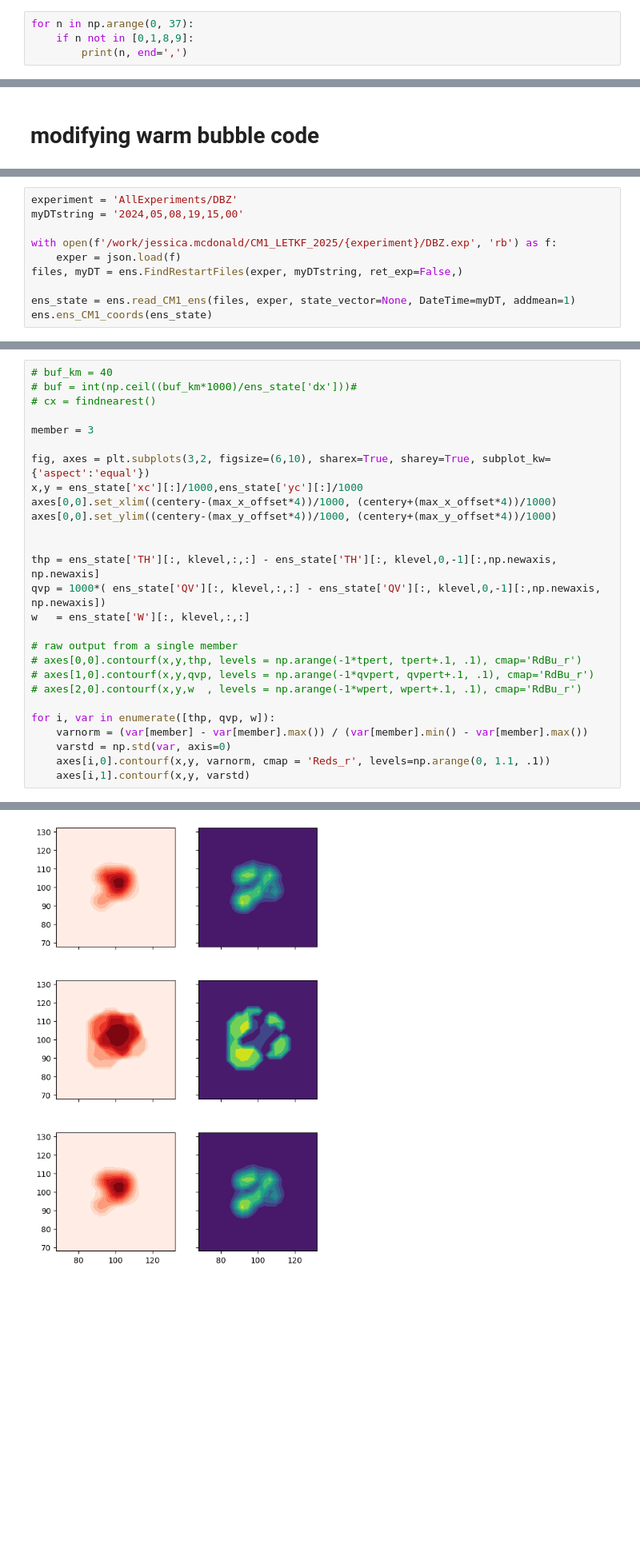
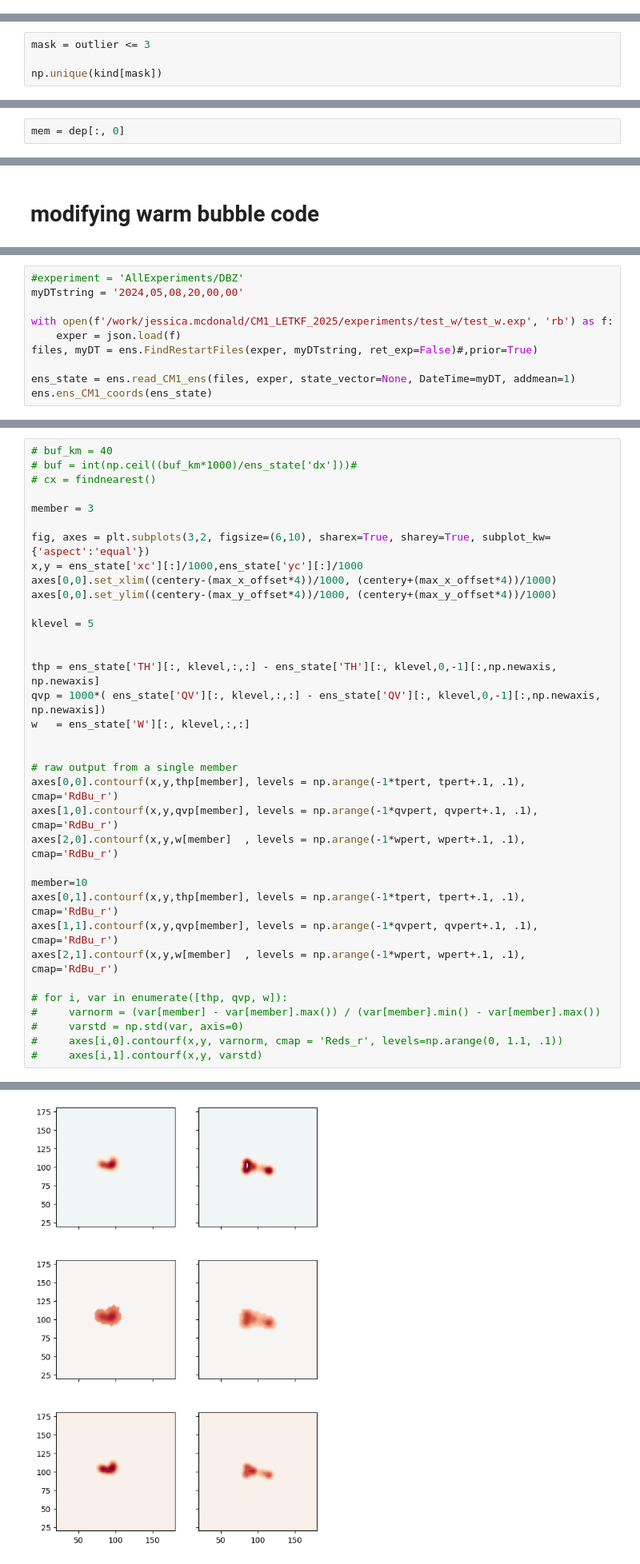
Before and after one commit to jessmcd/CM1_LETKF_2025, a Jupyter notebook: LETKF_testing.ipynb, the cells around one changed output, grey strips where cells are left out. Shown at 80% size. Cells and saved outputs as stored; diff of their text form; blank space fills up the shorter version.

```diff
--- a/LETKF_testing.ipynb
+++ b/LETKF_testing.ipynb
@@ -131,4 +117,0 @@ with redirect_stdout(io.StringIO()) as f:
-# %%
-for n in np.arange(0, 37):
-    if n not in [0,1,8,9]:
-        print(n, end=',')
@@ -253,0 +616,4 @@ TypeError: cannot unpack non-iterable Bbox object
+# %%
+mask = outlier <= 3
+
+np.unique(kind[mask])
@@ -253,0 +768,2 @@ TypeError: cannot unpack non-iterable Bbox object
+# %%
+mem = dep[:, 0]
@@ -778,10 +1248,10 @@ rand_nums = (np.random.rand(nb,2,ens_state.ne)*2)-1
 # %%
-experiment = 'AllExperiments/DBZ'
-myDTstring = '2024,05,08,19,15,00'
+#experiment = 'AllExperiments/DBZ'
+myDTstring = '2024,05,08,20,00,00'
 
-with open(f'/work/jessica.mcdonald/CM1_LETKF_2025/{experiment}/DBZ.exp', 'rb') as f:
+with open(f'/work/jessica.mcdonald/CM1_LETKF_2025/experiments/test_w/test_w.exp', 'rb') as f:
     exper = json.load(f)
-files, myDT = ens.FindRestartFiles(exper, myDTstring, ret_exp=False,)
+files, myDT = ens.FindRestartFiles(exper, myDTstring, ret_exp=False)#,prior=True)
 
 ens_state = ens.read_CM1_ens(files, exper, state_vector=None, DateTime=myDT, addmean=1)
 ens.ens_CM1_coords(ens_state)
@@ -922,19 +1628,27 @@ x,y = ens_state['xc'][:]/1000,ens_state['yc'][:]/1000
 axes[0,0].set_xlim((centery-(max_x_offset*4))/1000, (centery+(max_x_offset*4))/1000)
 axes[0,0].set_ylim((centery-(max_y_offset*4))/1000, (centery+(max_y_offset*4))/1000)
 
+klevel = 5
+
 
 thp = ens_state['TH'][:, klevel,:,:] - ens_state['TH'][:, klevel,0,-1][:,np.newaxis, np.newaxis]
 qvp = 1000*( ens_state['QV'][:, klevel,:,:] - ens_state['QV'][:, klevel,0,-1][:,np.newaxis, np.newaxis])
 w   = ens_state['W'][:, klevel,:,:]
 
+
 # raw output from a single member
-# axes[0,0].contourf(x,y,thp, levels = np.arange(-1*tpert, tpert+.1, .1), cmap='RdBu_r')
-# axes[1,0].contourf(x,y,qvp, levels = np.arange(-1*qvpert, qvpert+.1, .1), cmap='RdBu_r')
-# axes[2,0].contourf(x,y,w  , levels = np.arange(-1*wpert, wpert+.1, .1), cmap='RdBu_r')
+axes[0,0].contourf(x,y,thp[member], levels = np.arange(-1*tpert, tpert+.1, .1), cmap='RdBu_r')
+axes[1,0].contourf(x,y,qvp[member], levels = np.arange(-1*qvpert, qvpert+.1, .1), cmap='RdBu_r')
+axes[2,0].contourf(x,y,w[member]  , levels = np.arange(-1*wpert, wpert+.1, .1), cmap='RdBu_r')
 
-for i, var in enumerate([thp, qvp, w]):
-    varnorm = (var[member] - var[member].max()) / (var[member].min() - var[member].max())
-    varstd = np.std(var, axis=0)
-    axes[i,0].contourf(x,y, varnorm, cmap = 'Reds_r', levels=np.arange(0, 1.1, .1))
-    axes[i,1].contourf(x,y, varstd)
+member=10
+axes[0,1].contourf(x,y,thp[member], levels = np.arange(-1*tpert, tpert+.1, .1), cmap='RdBu_r')
+axes[1,1].contourf(x,y,qvp[member], levels = np.arange(-1*qvpert, qvpert+.1, .1), cmap='RdBu_r')
+axes[2,1].contourf(x,y,w[member]  , levels = np.arange(-1*wpert, wpert+.1, .1), cmap='RdBu_r')
+
+# for i, var in enumerate([thp, qvp, w]):
+#     varnorm = (var[member] - var[member].max()) / (var[member].min() - var[member].max())
+#     varstd = np.std(var, axis=0)
+#     axes[i,0].contourf(x,y, varnorm, cmap = 'Reds_r', levels=np.arange(0, 1.1, .1))
+#     axes[i,1].contourf(x,y, varstd)
 # %% [output]
@@ -941 +1656 @@ for i, var in enumerate([thp, qvp, w]):
-[figure, old version]
+[figure, new version]
```
Also changed, not shown: parts of 63 cells of this notebook, 58 other files.
